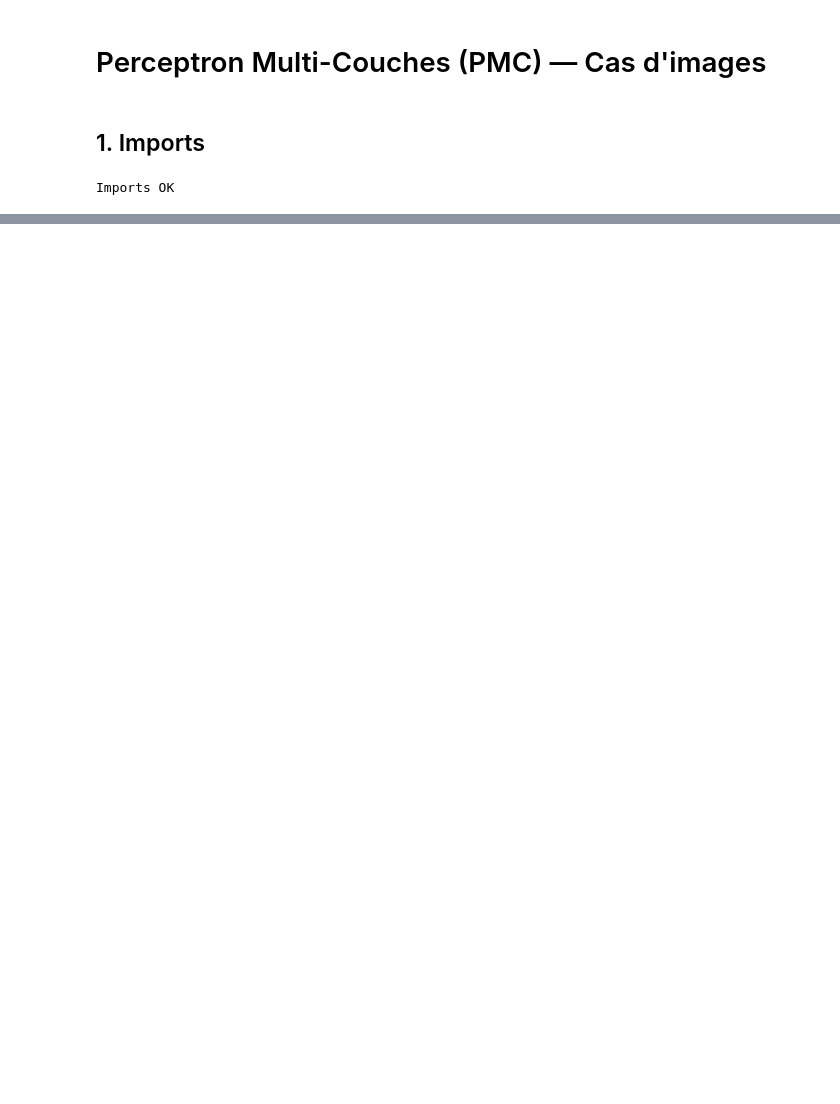
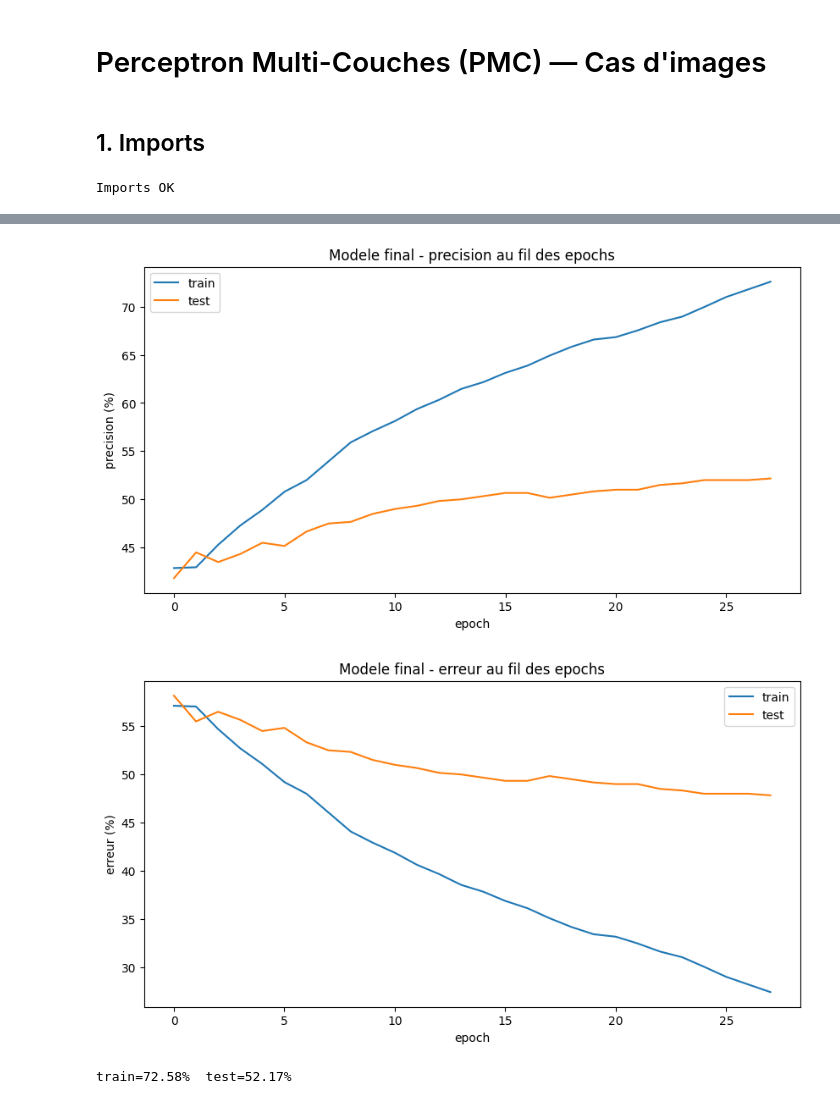
Before and after one commit to AbdelkrimAKKAL/Projet_Annual_IA, a Jupyter notebook: jupyter/pmc.ipynb, the cells around one changed output, grey strips where cells are left out. Cells and saved outputs as stored; diff of their text form; code cells hidden in the pictures; blank space fills up the shorter version.

```diff
--- a/jupyter/pmc.ipynb
+++ b/jupyter/pmc.ipynb
@@ -210,0 +159,15 @@ Modèle sauvegardé : c:\Users\Shun\Desktop\Projet_Annual_IA\python\..\models\pm
+# %%
+init(nb_entrees_best, 16, NB_CLASSES)
+hist_train, hist_test, err_train, err_test = entrainer(
+    X_train, Y_train, epochs=meilleur_epoch, alpha=meilleur_lr,
+    X_test=X_test, Y_test=Y_test
+)
+
+courbe_train_test(hist_train, hist_test, 'precision (%)', 'Modele final - precision au fil des epochs')
+courbe_train_test(err_train,  err_test,  'erreur (%)',    'Modele final - erreur au fil des epochs')
+
+print(f'train={hist_train[-1]:.2f}%  test={hist_test[-1]:.2f}%')
+# %% [output]
+[figure, added]
+[figure, added]
+train=72.58%  test=52.17%
```
Also changed, not shown: parts of 30 cells of this notebook, 13 other files.
